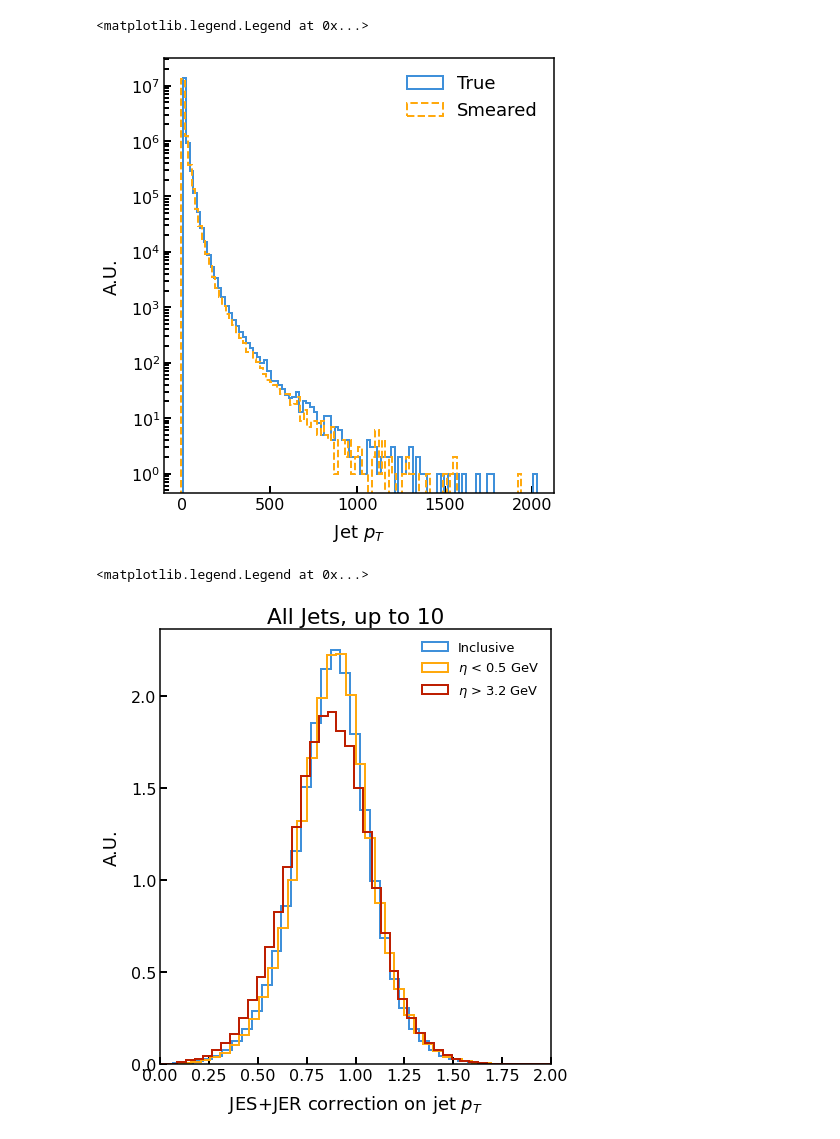
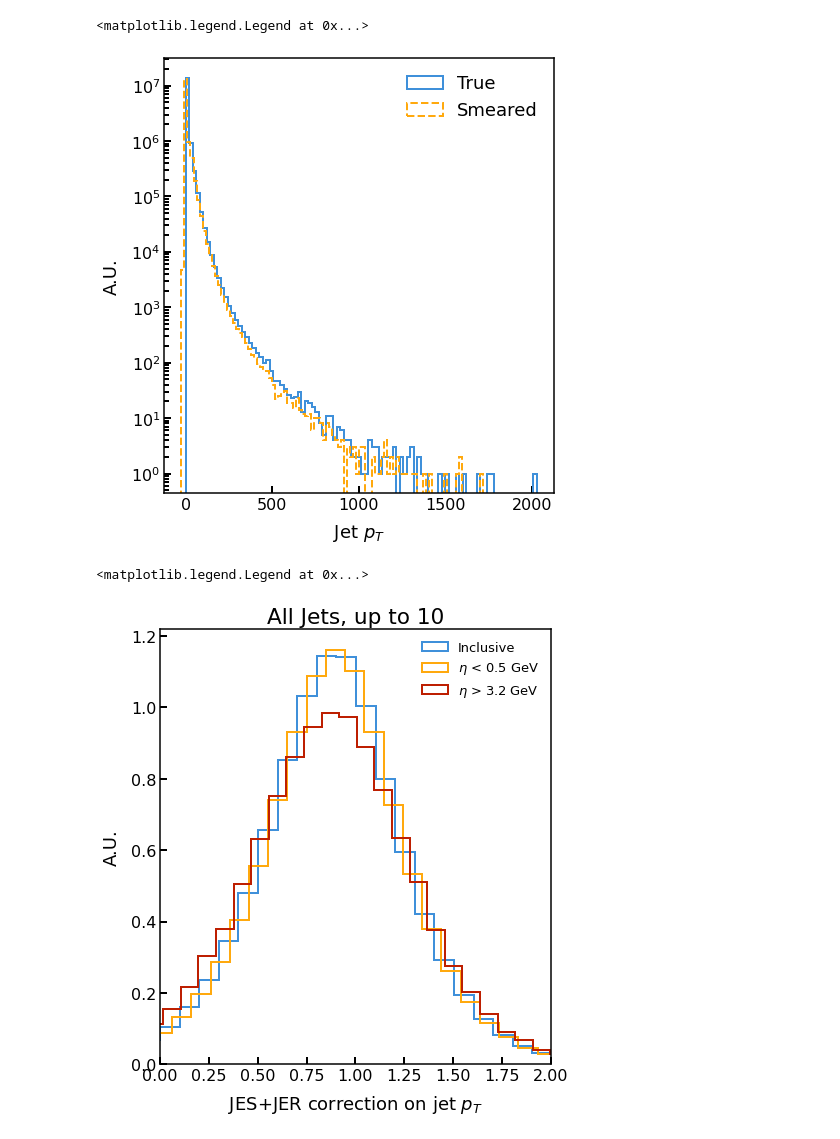
Before and after one commit to mpp-hep/knowledge-distillation, a Jupyter notebook: autoencoders/playground/creating_l1_jet_dataset.ipynb, the cells around one changed output. Drawn from its saved outputs; the diff is of its cells as text; code cells hidden in the pictures.

```diff
--- a/autoencoders/playground/creating_l1_jet_dataset.ipynb
+++ b/autoencoders/playground/creating_l1_jet_dataset.ipynb
@@ -71,6 +82,7 @@ def apply_correction(jes_correction_data_array,jet_pt_bins,sample,jet_pt_idx=0,j
     return indecies_pt,indecies_eta
 # %%
 indecies_pt,indecies_eta = apply_correction(jes_correction_data_array,jet_pt_bins,particles_in_jet)
+jet_pt_correction = jes_correction_data_array[indecies_pt,indecies_eta,1]
 # %%
 particles_in_jet_smeared = particles_in_jet[:,:,0]*jet_pt_correction
 _ = plt.hist(particles_in_jet[:,:,0].reshape(-1),bins=100,histtype='step',linewidth=2,label='True')
@@ -140,4 +152,4 @@ Invalid limit will be ignored.
 def get_jer(pt,eta,params,eta_bin=3.2):
     return np.where(eta<eta_bin,fit_function(pt, *params[0]),fit_function(pt, *params[1]))
 # %%
-a =  get_jer(particles_in_jet[:,:,0],particles_in_jet[:,:,1],popts)
+jer_factor =  get_jer(particles_in_jet[:,:,0],particles_in_jet[:,:,1],popts)
@@ -160,16 +156,18 @@ array([[0.23692787, 0.        , 0.        , ..., 0.        , 0.        ,
 # %%
-jet_pt_jes_jer_factor = jes_correction_data_array[indecies_pt,indecies_eta,1]*np.random.normal(1.0, scale=a, size=jet_pt_correction.shape)
+jet_pt_jes_jer_factor = jes_correction_data_array[indecies_pt,indecies_eta,1]* \
+                        np.random.normal(1.0, scale=jer_factor*2, size=jet_pt_correction.shape)
+# #scale by 50% the resolution to mimnic L1(to go from PF)
 # %%
-particles_in_jet_smeared = particles_in_jet[:,:,0]*jet_pt_jes_jer_factor
+jet_pt_smeared = particles_in_jet[:,:,0]*jet_pt_jes_jer_factor
 _ = plt.hist(particles_in_jet[:,:,0].reshape(-1),bins=100,histtype='step',linewidth=2,label='True')
-_ = plt.hist(particles_in_jet_smeared.reshape(-1),bins=100,histtype='step',linestyle='--',linewidth=2,label='Smeared')
+_ = plt.hist(jet_pt_smeared.reshape(-1),bins=100,histtype='step',linestyle='--',linewidth=2,label='Smeared')
 plt.semilogy()
 plt.xlabel('Jet $p_T$')
 plt.ylabel('A.U.')
 plt.legend()
 # %% [output]
 <matplotlib.legend.Legend at 0x...>
-[figure, old version]
+[figure, new version]
 # %%
 _ = plt.hist(jet_pt_jes_jer_factor[:,:][np.where(particles_in_jet[:,:,0]>0)],bins=50,histtype='step',density=True,linewidth=2,label='Inclusive')
 _ = plt.hist(jet_pt_jes_jer_factor[:,:][np.where((particles_in_jet[:,:,1]<0.5)&(particles_in_jet[:,:,0]>0))],bins=50,histtype='step',density=True,linewidth=2,label='$\eta$ < 0.5 GeV')
@@ -181,7 +179,7 @@ plt.ylabel('A.U.')
 plt.legend(loc='upper right',fontsize=13)
 # %% [output]
 <matplotlib.legend.Legend at 0x...>
-[figure, old version]
+[figure, new version]
 # %%
 _ = plt.hist(jet_pt_jes_jer_factor[:,:][np.where(particles_in_jet[:,:,0]>0)],bins=50,histtype='step',density=True,linewidth=2,label='Inclusive')
 _ = plt.hist(jet_pt_jes_jer_factor[:,:][np.where((particles_in_jet[:,:,0]<100)&(particles_in_jet[:,:,0]>0))],bins=50,histtype='step',density=True,linewidth=2,label='$p_{T}$ < 100 GeV')
```
Also changed, not shown: parts of 29 cells of this notebook.
